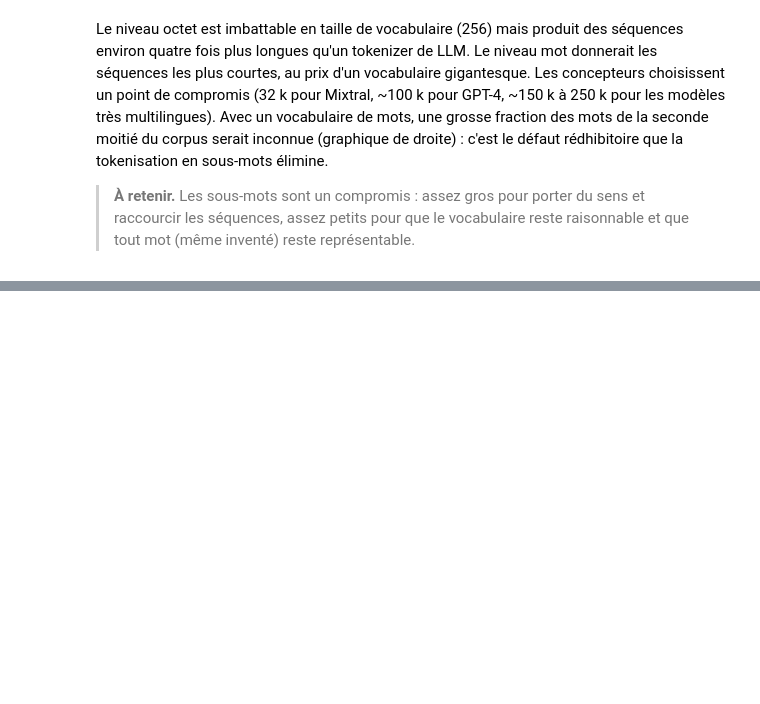
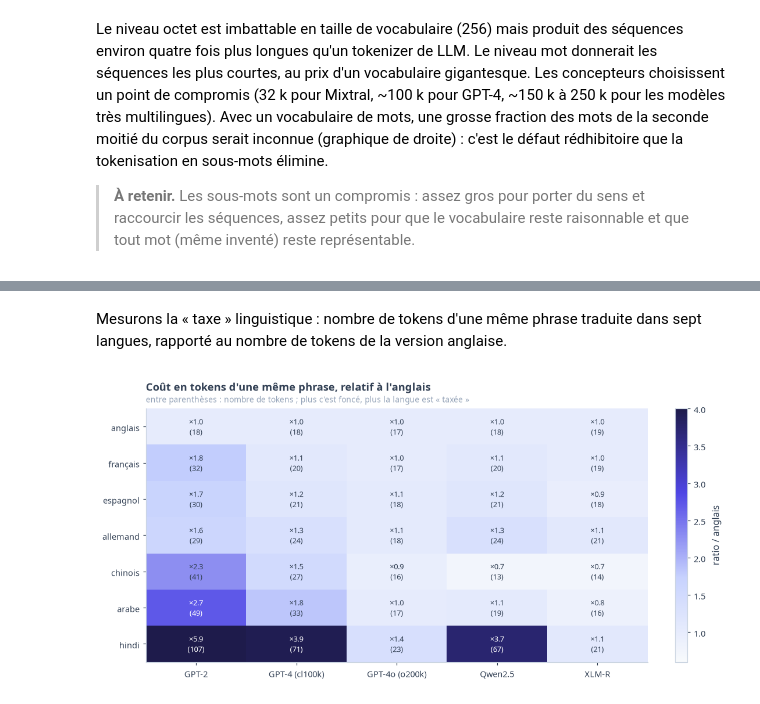
Before and after one commit to gwils28/AI_Engineering__ByTheBook, a Jupyter notebook: notebooks/ch01_introduction_ai_engineering/ch01_cours_1_modeles_de_langage_et_tokens.ipynb, the cells around one changed output, grey strips where cells are left out. Saved outputs shown, nothing was run; the diff lists cells and outputs as text; code cells hidden in the pictures; blank space fills up the shorter version.

Commit message:
Cours ch01 : Le coût en tokens dépend de la langue ; Modèles masqués et autorégressifs (+2)

```diff
--- a/notebooks/ch01_introduction_ai_engineering/ch01_cours_1_modeles_de_langage_et_tokens.ipynb
+++ b/notebooks/ch01_introduction_ai_engineering/ch01_cours_1_modeles_de_langage_et_tokens.ipynb
@@ -338,0 +360,21 @@ droite) : c'est le défaut rédhibitoire que la tokenisation en sous-mots élimi
+# %% [markdown]
+Mesurons la « taxe » linguistique : nombre de tokens d'une même phrase traduite dans sept
+langues, rapporté au nombre de tokens de la version anglaise.
+# %%
+counts = c1.compare_tokenizers(c1.PARALLEL)
+ratio = counts / counts.loc["anglais"]
+fig, ax = plt.subplots(figsize=(10, 5))
+im = ax.imshow(ratio.values, cmap="aie_seq", vmin=0.6, vmax=4, aspect="auto")
+ax.set_xticks(range(len(ratio.columns)), ratio.columns)
+ax.set_yticks(range(len(ratio.index)), ratio.index)
+ax.grid(False)
+for i in range(ratio.shape[0]):
+    for j in range(ratio.shape[1]):
+        val = ratio.values[i, j]
+        ax.text(j, i, f"×{val:.1f}\n({counts.values[i, j]})", ha="center", va="center", fontsize=8.5,
+                color="white" if val > 2.3 else SLATE)
+c1.title_sub(ax, "Coût en tokens d'une même phrase, relatif à l'anglais", "entre parenthèses : nombre de tokens ; plus c'est foncé, plus la langue est « taxée »")
+plt.colorbar(im, ax=ax, fraction=0.03, label="ratio / anglais")
+plt.tight_layout(); plt.show()
+# %% [output]
+[figure, added]
```
Also changed, not shown: parts of 23 cells of this notebook.
